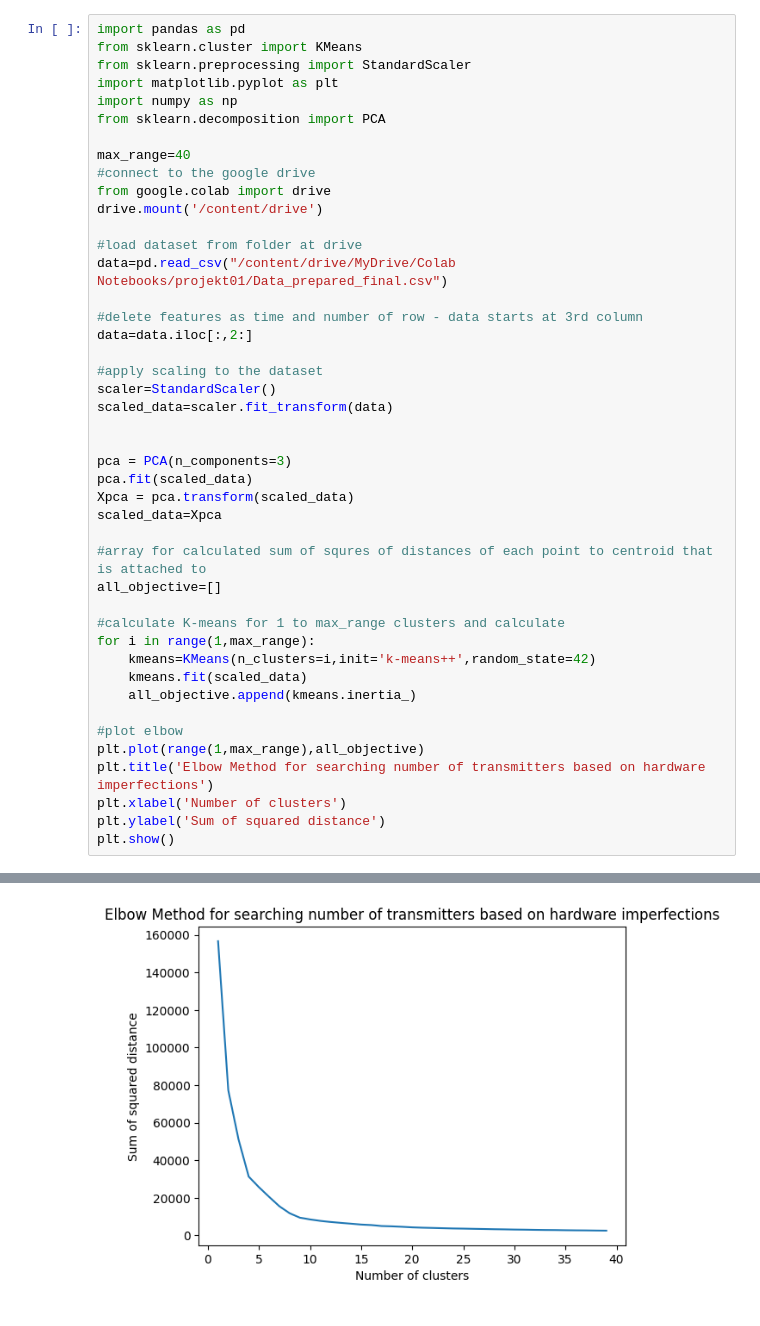
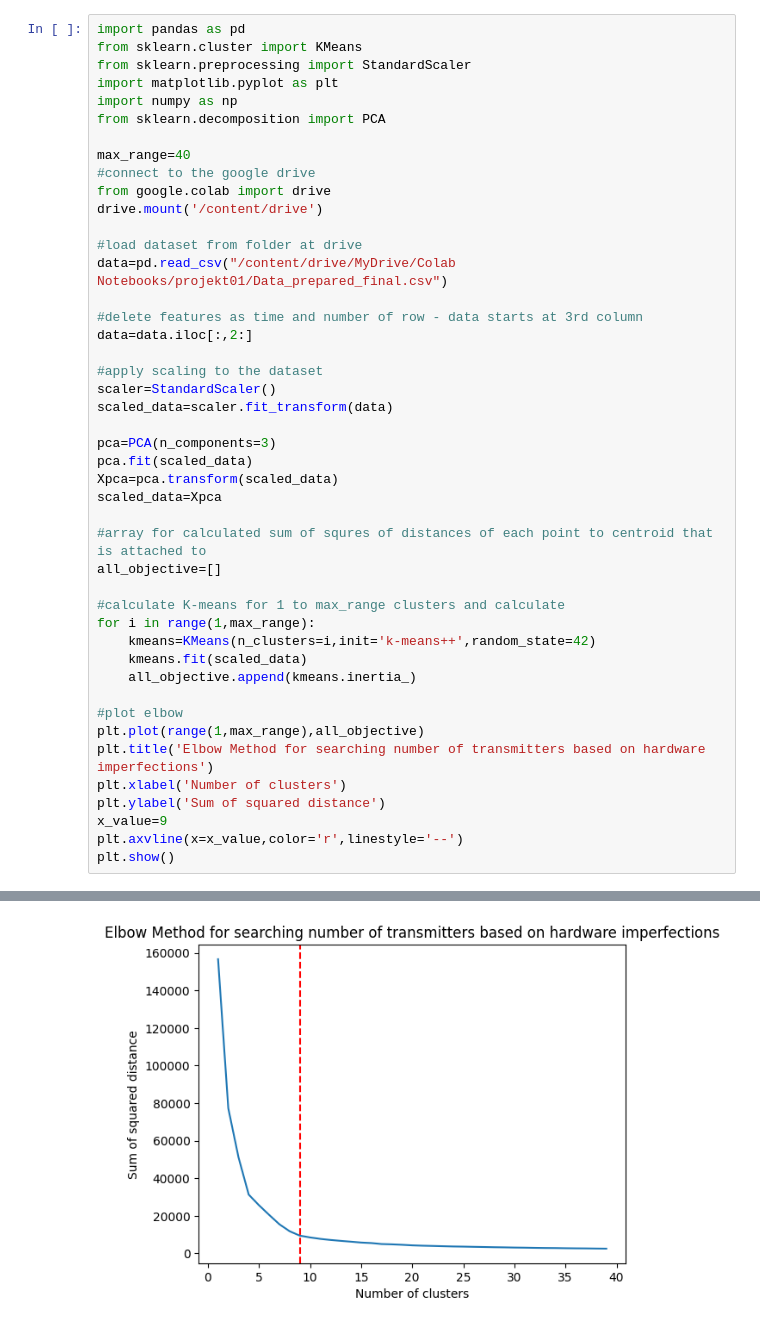
Before and after one commit to davidzimniok/MPA-MLF, a Jupyter notebook: MINIPROJECT01/projekt.ipynb, the cells around one changed output, grey strips where cells are left out. Saved outputs shown, nothing was run; the diff lists cells and outputs as text.

```diff
--- a/MINIPROJECT01/projekt.ipynb
+++ b/MINIPROJECT01/projekt.ipynb
@@ -23,10 +23,9 @@ data=data.iloc[:,2:]
 scaler=StandardScaler()
 scaled_data=scaler.fit_transform(data)
 
-
-pca = PCA(n_components=3)
+pca=PCA(n_components=3)
 pca.fit(scaled_data)
-Xpca = pca.transform(scaled_data)
+Xpca=pca.transform(scaled_data)
 scaled_data=Xpca
 
 #array for calculated sum of squres of distances of each point to centroid that is attached to
@@ -43,5 +42,7 @@ plt.plot(range(1,max_range),all_objective)
 plt.title('Elbow Method for searching number of transmitters based on hardware imperfections')
 plt.xlabel('Number of clusters')
 plt.ylabel('Sum of squared distance')
+x_value=9
+plt.axvline(x=x_value,color='r',linestyle='--')
 plt.show()
 # %% [output]
@@ -49 +50 @@ Mounted at /content/drive
-[figure, old version]
+[figure, new version]
```
Also changed, not shown: parts of 1 cell of this notebook.
